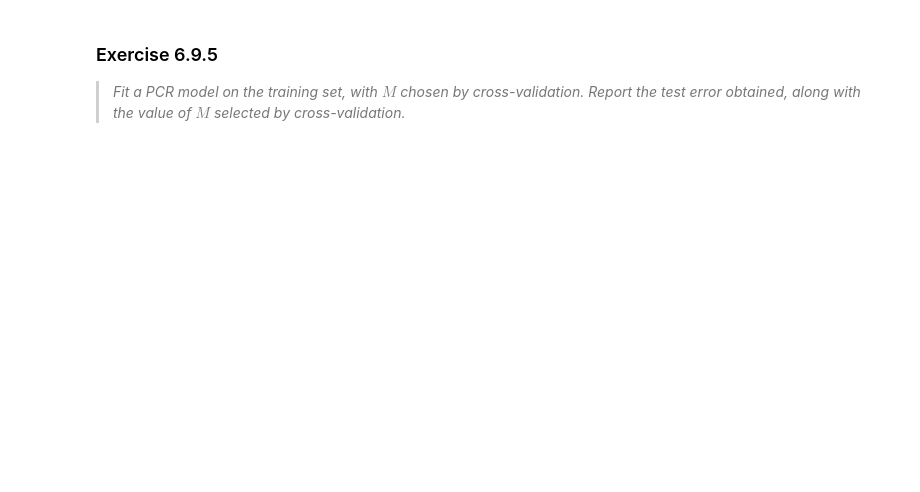
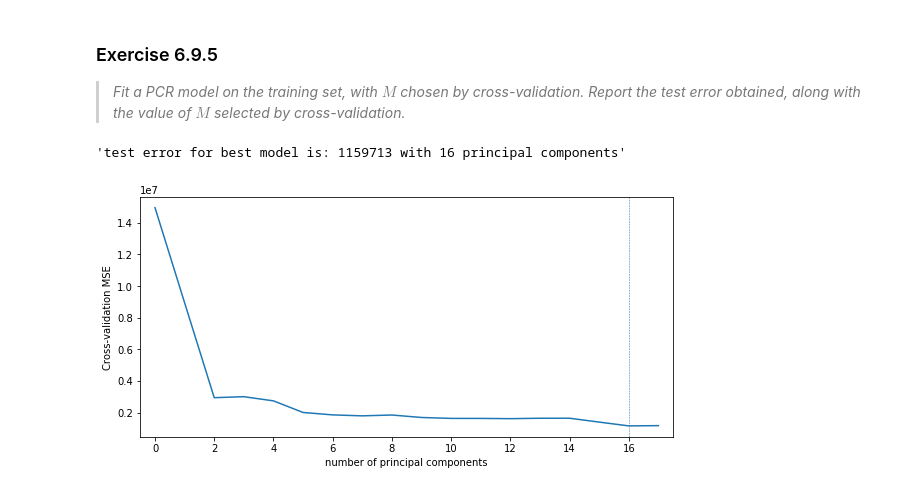
Before and after one commit to HerrBroekman/Python-solutions-for-An-Introduction-to-Statistical-Learning, a Jupyter notebook: Chapter6/Exercise09/6_9.ipynb, the cells around one changed output. Drawn from its saved outputs; the diff is of its cells as text; code cells hidden in the pictures; blank space fills up the shorter version.

```diff
--- a/Chapter6/Exercise09/6_9.ipynb
+++ b/Chapter6/Exercise09/6_9.ipynb
@@ -197,3 +185,46 @@ f"test error for best model is: {df_lasso_results[df_lasso_results['lambda'] ==
 <blockquote>
     <i>Fit a PCR model on the training set, with $M$ chosen by cross-validation. Report the test error obtained, along with the value of $M$ selected by cross-validation.</i>
 </blockquote>
+# %%
+stop = df_X.shape[1]
+num = df_X.shape[1] + 1
+start = 0
+m_components_arr = np.linspace(start=start, stop=stop, num=num, dtype=int)
+mse_arr = np.empty(shape=m_components_arr.shape)
+for index, m_components in enumerate(m_components_arr):
+    if index == 0:
+        Y_mean = df_Y.mean().iloc[0]
+        mse_arr[index] = np.sum((df_Y - Y_mean)**2).iloc[0] / n
+        continue
+
+    # training the model with standardized training set
+    pca_model = PCA(n_components=m_components)
+    principalComponents_train = pca_model.fit_transform(X_train)
+    linreg_model = LinearRegression()
+    _ = linreg_model.fit(principalComponents_train, df_Y_train)
+
+    # assessing performance of model on standardized test data
+    principalComponents_test = pca_model.transform(X_test)
+    Y_pred = linreg_model.predict(principalComponents_test)
+    mse_arr[index] = mean_squared_error(df_Y_test, Y_pred)
+
+df_pca_results = pd.DataFrame({
+    'M': m_components_arr,
+    'MSE': mse_arr,
+})
+m_min_mse = df_pca_results.loc[df_pca_results['MSE'].idxmin()].loc['M']
+
+numberOfSubplots = 1
+fig, ax1 = plt.subplots(1, numberOfSubplots, constrained_layout=True, figsize=(8*numberOfSubplots, 4))
+
+_ = df_pca_results.plot(x='M', y='MSE', ax=ax1, legend=None)
+_ = ax1.axvline(x=m_min_mse, linestyle='dashed', linewidth=0.5)
+_ = ax1.set_ylabel('Cross-validation MSE')
+_ = ax1.set_xlabel('number of principal components')
+_ = ax1.set_xlim((-0.5, stop + 0.5))
+
+results['pca'] = df_pca_results[df_pca_results['M'] == m_min_mse]['MSE'].iloc[0]
+f"test error for best model is: {results['pca']:.0f} with {m_min_mse:.0f} principal components"
+# %% [output]
+'test error for best model is: 1159713 with 16 principal components'
+[figure, added]
```
Also changed, not shown: parts of 9 cells of this notebook, 1 other file.
